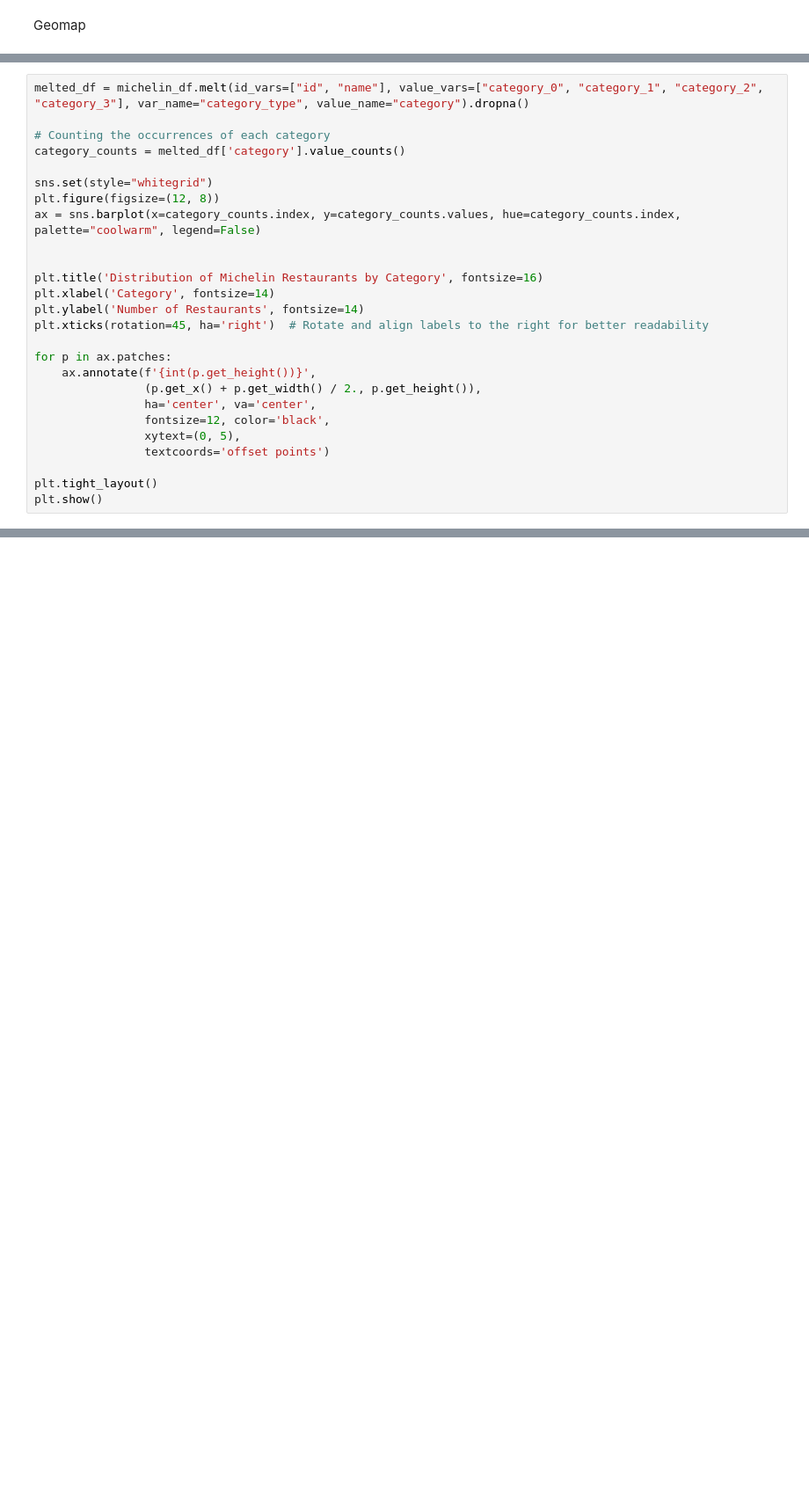
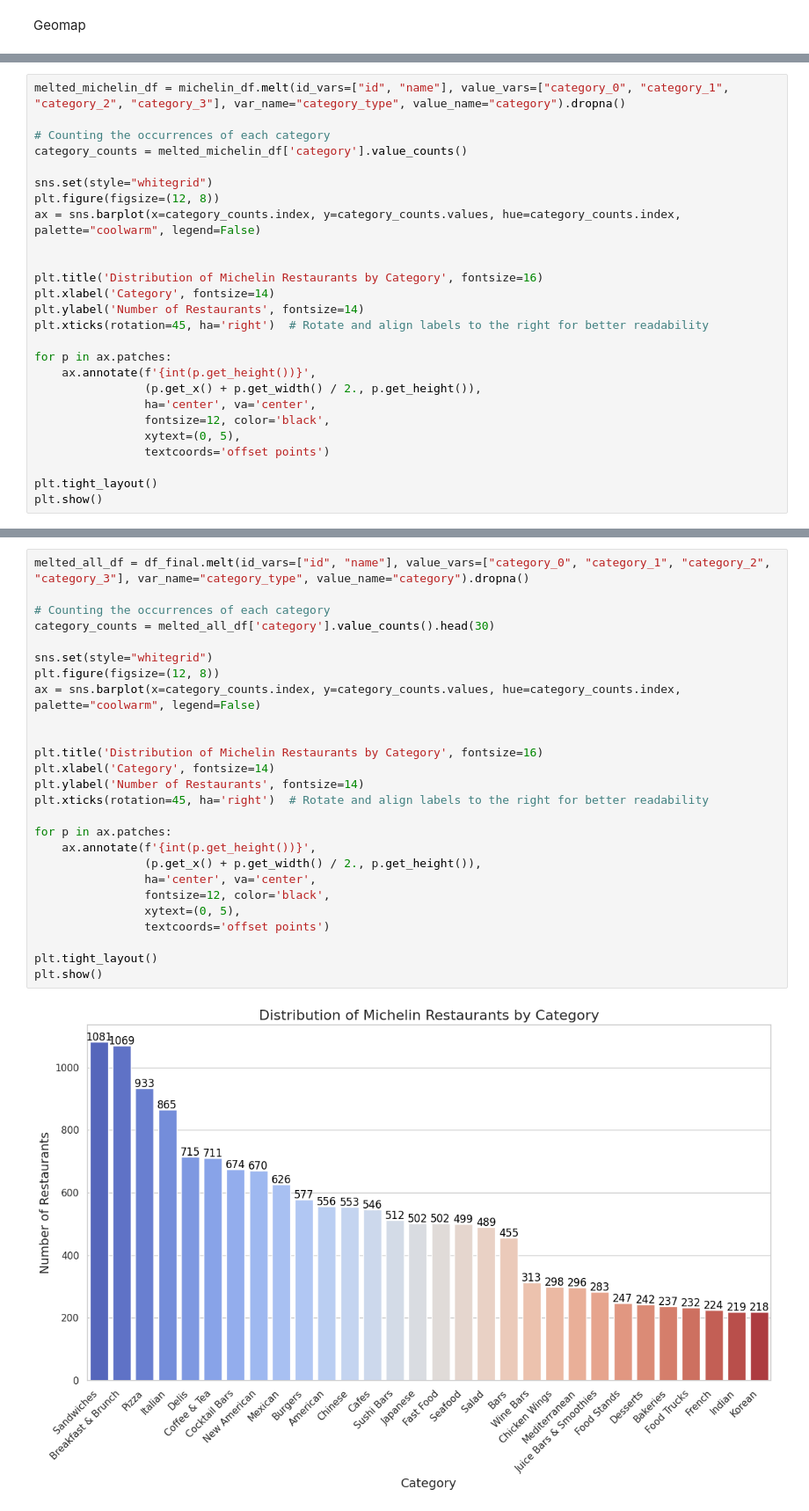
Before and after one commit to mabdullah-nyu/DSGA-1007-Project, a Jupyter notebook: eda&viz_michelinprofile.ipynb, the cells around one changed output, grey strips where cells are left out. Shown at 88% size. Drawn from its saved outputs; the diff is of its cells as text; blank space fills up the shorter version.

```diff
--- a/eda&viz_michelinprofile.ipynb
+++ b/eda&viz_michelinprofile.ipynb
@@ -276,8 +271,8 @@ plt.show()
 # %%
-melted_df = michelin_df.melt(id_vars=["id", "name"], value_vars=["category_0", "category_1", "category_2", "category_3"], var_name="category_type", value_name="category").dropna()
+melted_michelin_df = michelin_df.melt(id_vars=["id", "name"], value_vars=["category_0", "category_1", "category_2", "category_3"], var_name="category_type", value_name="category").dropna()
 
 # Counting the occurrences of each category
-category_counts = melted_df['category'].value_counts()
+category_counts = melted_michelin_df['category'].value_counts()
 
 sns.set(style="whitegrid")
 plt.figure(figsize=(12, 8))
@@ -301,3 +296,31 @@ plt.tight_layout()
 plt.show()
 # %% [output]
 [figure]
+# %%
+melted_all_df = df_final.melt(id_vars=["id", "name"], value_vars=["category_0", "category_1", "category_2", "category_3"], var_name="category_type", value_name="category").dropna()
+
+# Counting the occurrences of each category
+category_counts = melted_all_df['category'].value_counts().head(30)
+
+sns.set(style="whitegrid")
+plt.figure(figsize=(12, 8))
+ax = sns.barplot(x=category_counts.index, y=category_counts.values, hue=category_counts.index, palette="coolwarm", legend=False)
+
+
+plt.title('Distribution of Michelin Restaurants by Category', fontsize=16)
+plt.xlabel('Category', fontsize=14)
+plt.ylabel('Number of Restaurants', fontsize=14)
+plt.xticks(rotation=45, ha='right')  # Rotate and align labels to the right for better readability
+
+for p in ax.patches:
+    ax.annotate(f'{int(p.get_height())}',
+                (p.get_x() + p.get_width() / 2., p.get_height()),
+                ha='center', va='center',
+                fontsize=12, color='black',
+                xytext=(0, 5),
+                textcoords='offset points')
+
+plt.tight_layout()
+plt.show()
+# %% [output]
+[figure, added]
```
Also changed, not shown: parts of 4 cells of this notebook.
